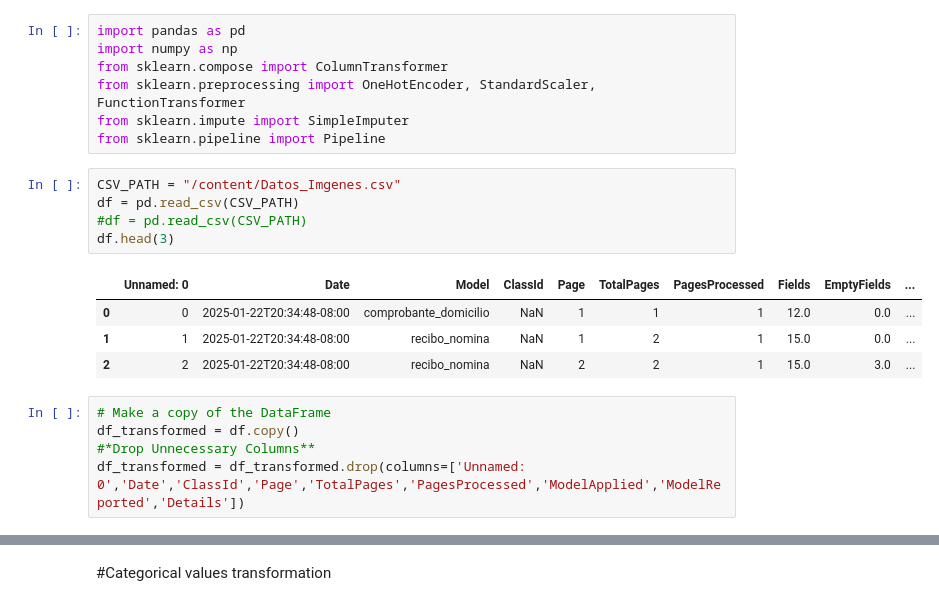
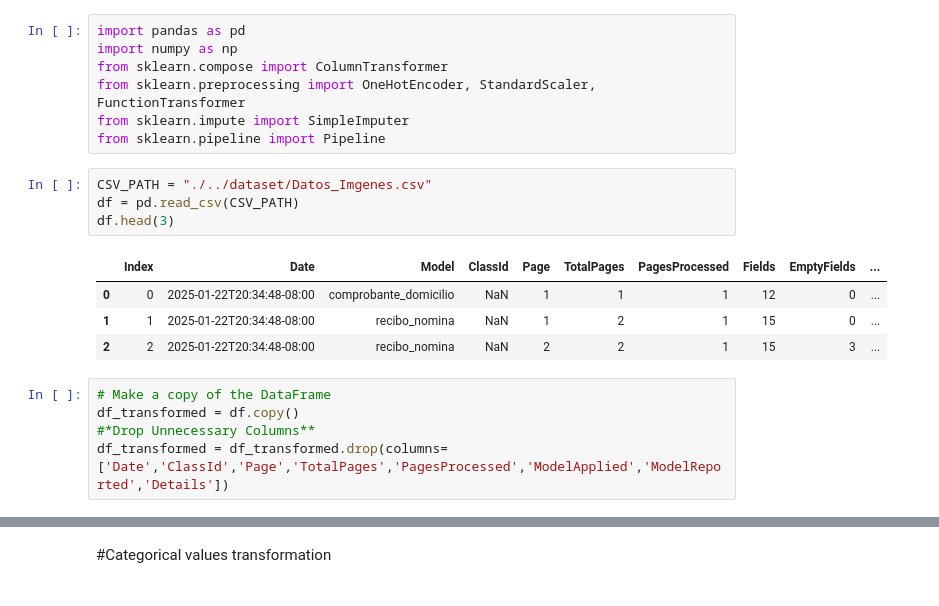
Before and after one commit to Jesus2342/IntProject_Team8, a Jupyter notebook: IntProject_Team8/notebooks/Ingeniería_de_caracteristicas (1).ipynb, the cells around one changed output, grey strips where cells are left out. Cells and saved outputs as stored; diff of their text form.

```diff
--- a/IntProject_Team8/notebooks/Ingeniería_de_caracteristicas (1).ipynb
+++ b/IntProject_Team8/notebooks/Ingeniería_de_caracteristicas (1).ipynb
@@ -6,20 +6,19 @@ from sklearn.preprocessing import OneHotEncoder, StandardScaler, FunctionTransfo
 from sklearn.impute import SimpleImputer
 from sklearn.pipeline import Pipeline
 # %%
-CSV_PATH = "/content/Datos_Imgenes.csv"
+CSV_PATH = "./../dataset/Datos_Imgenes.csv"
 df = pd.read_csv(CSV_PATH)
-#df = pd.read_csv(CSV_PATH)
 df.head(3)
 # %% [output]
-|  | Unnamed: 0 | Date | Model | ClassId | Page | TotalPages | PagesProcessed | Fields | EmptyFields | ... |
-| 0 | 0 | 2025-01-22T20:34:48-08:00 | comprobante_domicilio | NaN | 1 | 1 | 1 | 12.0 | 0.0 | ... |
-| 1 | 1 | 2025-01-22T20:34:48-08:00 | recibo_nomina | NaN | 1 | 2 | 1 | 15.0 | 0.0 | ... |
-| 2 | 2 | 2025-01-22T20:34:48-08:00 | recibo_nomina | NaN | 2 | 2 | 1 | 15.0 | 3.0 | ... |
+|  | Index | Date | Model | ClassId | Page | TotalPages | PagesProcessed | Fields | EmptyFields | ... |
+| 0 | 0 | 2025-01-22T20:34:48-08:00 | comprobante_domicilio | NaN | 1 | 1 | 1 | 12 | 0 | ... |
+| 1 | 1 | 2025-01-22T20:34:48-08:00 | recibo_nomina | NaN | 1 | 2 | 1 | 15 | 0 | ... |
+| 2 | 2 | 2025-01-22T20:34:48-08:00 | recibo_nomina | NaN | 2 | 2 | 1 | 15 | 3 | ... |
 # %%
 # Make a copy of the DataFrame
 df_transformed = df.copy()
 #*Drop Unnecessary Columns**
-df_transformed = df_transformed.drop(columns=['Unnamed: 0','Date','ClassId','Page','TotalPages','PagesProcessed','ModelApplied','ModelReported','Details'])
+df_transformed = df_transformed.drop(columns=['Date','ClassId','Page','TotalPages','PagesProcessed','ModelApplied','ModelReported','Details'])
 # %%
 df_transformed.columns
 # %% [output]
```
Also changed, not shown: parts of 21 cells of this notebook.
